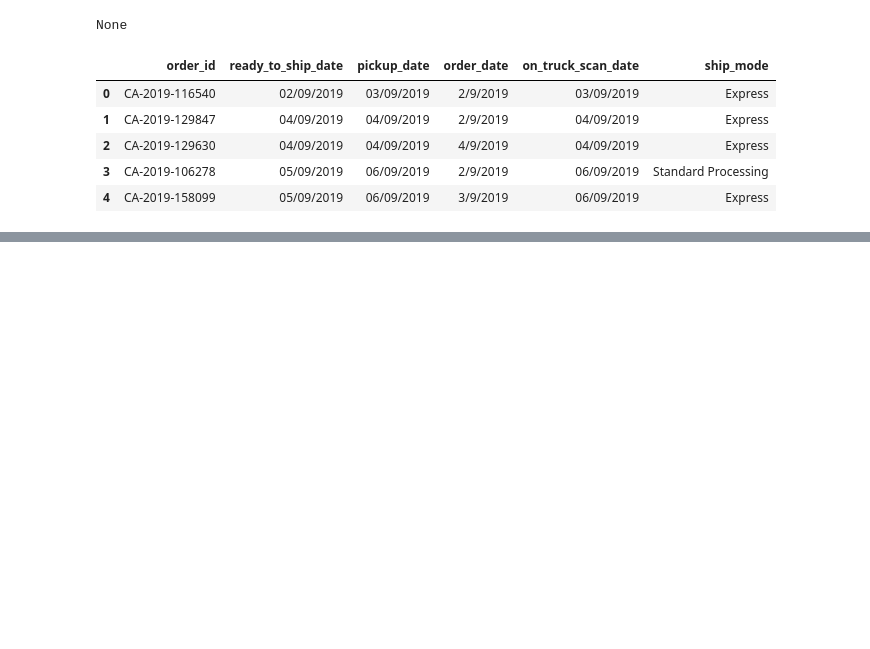
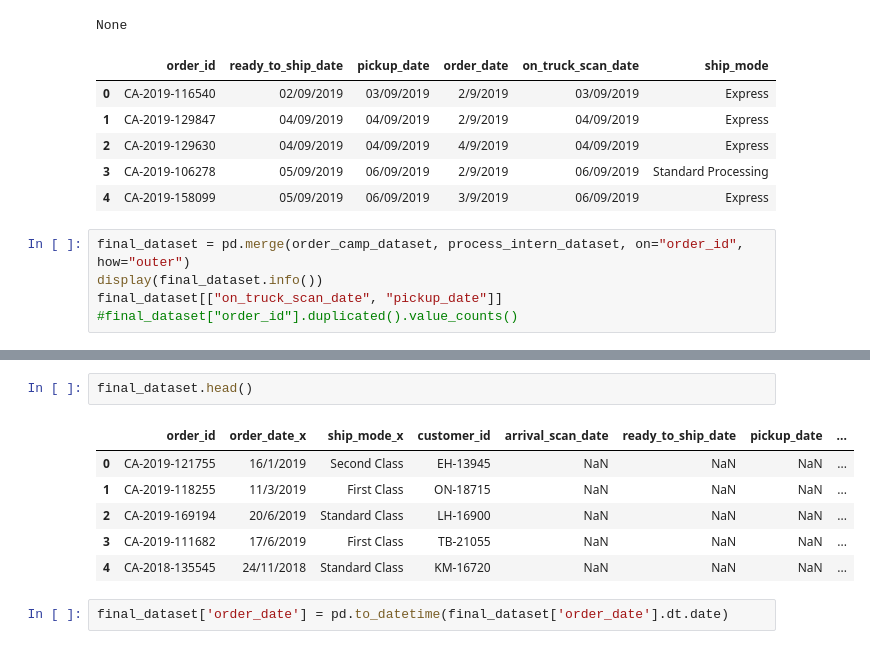
Before and after one commit to cophi-dev/EDA_muesli_group1, a Jupyter notebook: EDA_phillipp.ipynb, the cells around one changed output, grey strips where cells are left out. Cells and saved outputs as stored; diff of their text form; blank space fills up the shorter version.

Commit message:
merged dataset and cleaned columns

```diff
--- a/EDA_phillipp.ipynb
+++ b/EDA_phillipp.ipynb
@@ -282,3 +277,8 @@ None
 | 2 | CA-2019-129630 | 04/09/2019 | 04/09/2019 | 4/9/2019 | 04/09/2019 | Express |
 | 3 | CA-2019-106278 | 05/09/2019 | 06/09/2019 | 2/9/2019 | 06/09/2019 | Standard Processing |
 | 4 | CA-2019-158099 | 05/09/2019 | 06/09/2019 | 3/9/2019 | 06/09/2019 | Express |
+# %%
+final_dataset = pd.merge(order_camp_dataset, process_intern_dataset, on="order_id", how="outer")
+display(final_dataset.info())
+final_dataset[["on_truck_scan_date", "pickup_date"]]
+#final_dataset["order_id"].duplicated().value_counts()
@@ -284,0 +317,11 @@ None
+# %%
+final_dataset.head()
+# %% [output]
+|  | order_id | order_date_x | ship_mode_x | customer_id | arrival_scan_date | ready_to_ship_date | pickup_date | ... |
+| 0 | CA-2019-121755 | 16/1/2019 | Second Class | EH-13945 | NaN | NaN | NaN | ... |
+| 1 | CA-2019-118255 | 11/3/2019 | First Class | ON-18715 | NaN | NaN | NaN | ... |
+| 2 | CA-2019-169194 | 20/6/2019 | Standard Class | LH-16900 | NaN | NaN | NaN | ... |
+| 3 | CA-2019-111682 | 17/6/2019 | First Class | TB-21055 | NaN | NaN | NaN | ... |
+| 4 | CA-2018-135545 | 24/11/2018 | Standard Class | KM-16720 | NaN | NaN | NaN | ... |
+# %%
+final_dataset['order_date'] = pd.to_datetime(final_dataset['order_date'].dt.date)
```
Also changed, not shown: parts of 9 cells of this notebook.
